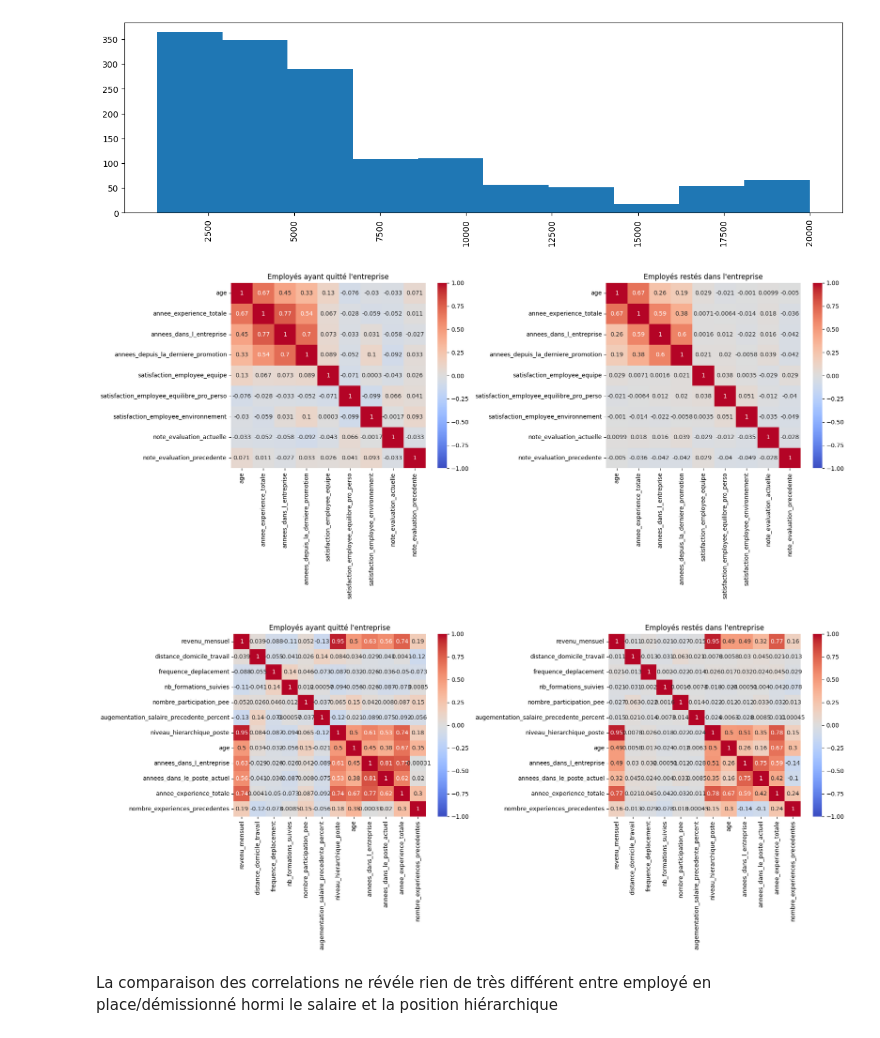
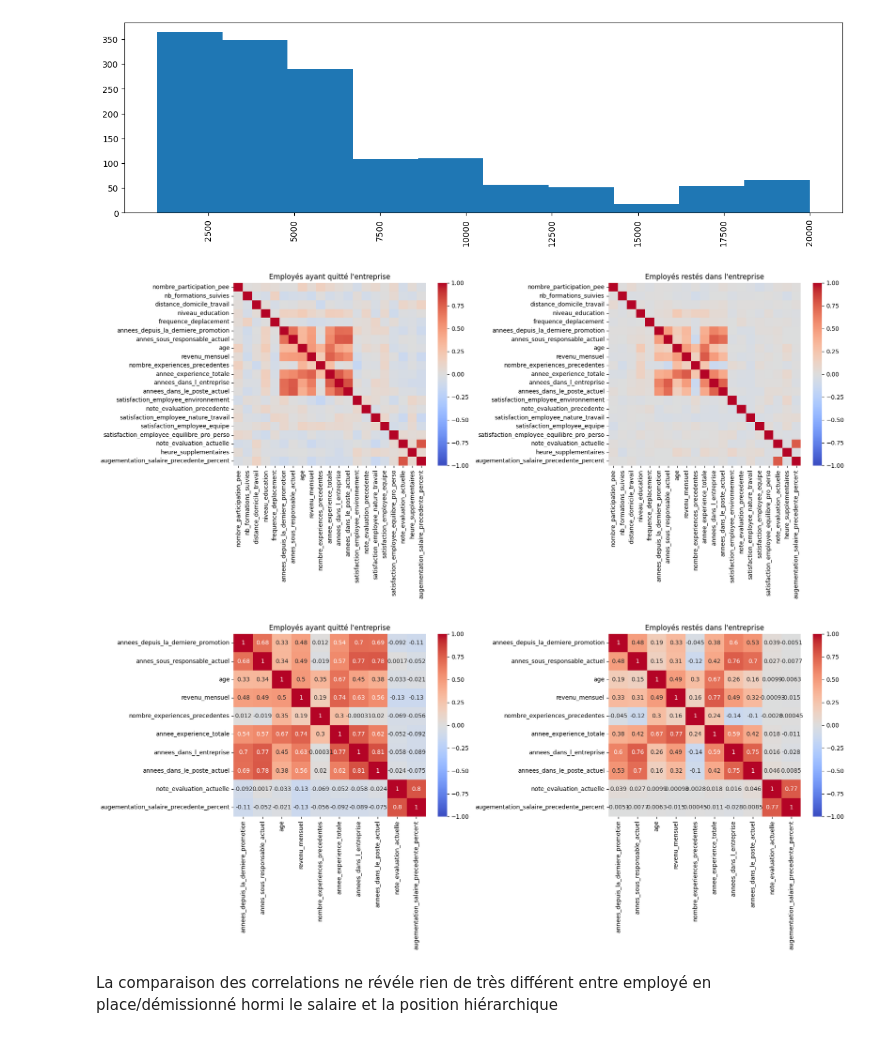
Before and after one commit to Ace4teaM/OCR-NovaTech, a Jupyter notebook: 2.exploration.ipynb, the cells around one changed output. Drawn from its saved outputs; the diff is of its cells as text; code cells hidden in the pictures.

```diff
--- a/2.exploration.ipynb
+++ b/2.exploration.ipynb
@@ -249,22 +249,34 @@ import seaborn as sns
 import matplotlib.pyplot as plt
 
 cols_num = [
+    "nombre_participation_pee",
+    "nb_formations_suivies",
+    "distance_domicile_travail",
+    "niveau_education",
+    "frequence_deplacement",
+    "annees_depuis_la_derniere_promotion",
+    "annes_sous_responsable_actuel",
     "age",
+    "revenu_mensuel",
+    "nombre_experiences_precedentes",
     "annee_experience_totale",
     "annees_dans_l_entreprise",
-    "annees_depuis_la_derniere_promotion",
+    "annees_dans_le_poste_actuel",
+    "satisfaction_employee_environnement",
+    "note_evaluation_precedente",
+    "satisfaction_employee_nature_travail",
     "satisfaction_employee_equipe",
     "satisfaction_employee_equilibre_pro_perso",
-    "satisfaction_employee_environnement",
     "note_evaluation_actuelle",
-    "note_evaluation_precedente",
+    "heure_supplementaires",
+    "augementation_salaire_precedente_percent",
 ]
 
 fig, axes = plt.subplots(1, 2, figsize=(18, 8))
 
 sns.heatmap(
     df_demission[cols_num].corr(),
-    annot=True,
+    annot=False,
     cmap="coolwarm",
     center=0,
     vmin=-1,
@@ -275,7 +287,7 @@ axes[0].set_title("Employés ayant quitté l'entreprise")
 
 sns.heatmap(
     df_en_place[cols_num].corr(),
-    annot=True,
+    annot=False,
     cmap="coolwarm",
     center=0,
     vmin=-1,
@@ -287,54 +299,52 @@ axes[1].set_title("Employés restés dans l'entreprise")
 plt.tight_layout()
 plt.show()
 # %% [output]
-[figure, old version]
+[figure, new version]
 # %%
 import seaborn as sns
 import matplotlib.pyplot as plt
 
 cols_num = [
+    "annees_depuis_la_derniere_promotion",
+    "annes_sous_responsable_actuel",
+    "age",
     "revenu_mensuel",
-    "distance_domicile_travail",
-    "frequence_deplacement",
-    "nb_formations_suivies",
-    "nombre_participation_pee",
-    "augementation_salaire_precedente_percent",
-    "niveau_hierarchique_poste",
-    "age",
+    "nombre_experiences_precedentes",
+    "annee_experience_totale",
     "annees_dans_l_entreprise",
     "annees_dans_le_poste_actuel",
-    "annee_experience_totale",
-    "nombre_experiences_precedentes"
+    "note_evaluation_actuelle",
+    "augementation_salaire_precedente_percent",
 ]
 
 fig, axes = plt.subplots(1, 2, figsize=(18, 8))
 
 sns.heatmap(
     df_demission[cols_num].corr(),
     annot=True,
     cmap="coolwarm",
     center=0,
     vmin=-1,
     vmax=1,
     ax=axes[0]
 )
 axes[0].set_title("Employés ayant quitté l'entreprise")
 
 sns.heatmap(
     df_en_place[cols_num].corr(),
     annot=True,
     cmap="coolwarm",
     center=0,
     vmin=-1,
     vmax=1,
     ax=axes[1]
 )
 axes[1].set_title("Employés restés dans l'entreprise")
 
 plt.tight_layout()
 plt.show()
 # %% [output]
-[figure, old version]
+[figure, new version]
 # %% [markdown]
 La comparaison des correlations ne révéle rien de très différent entre employé en place/démissionné
 hormi le salaire et la position hiérarchique
```
Also changed, not shown: 1 other file.
